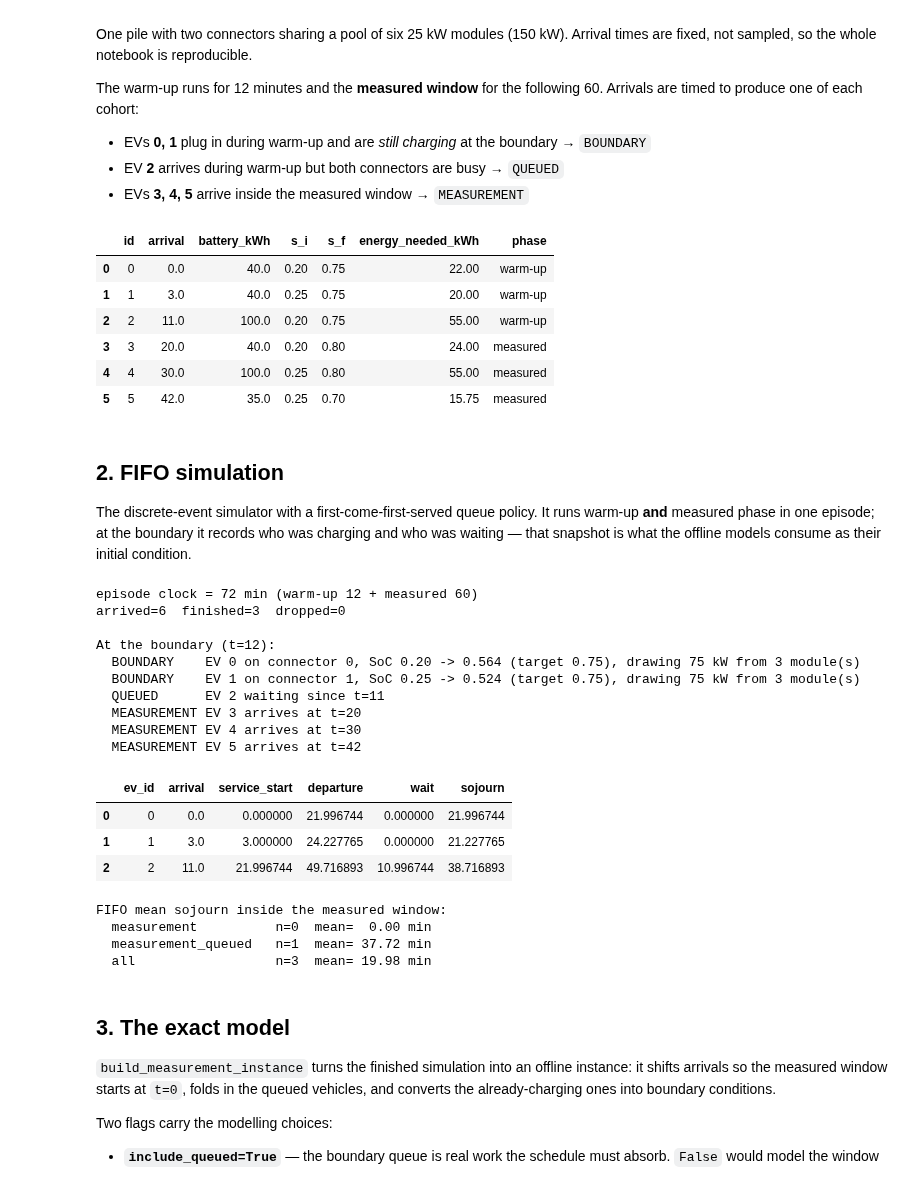
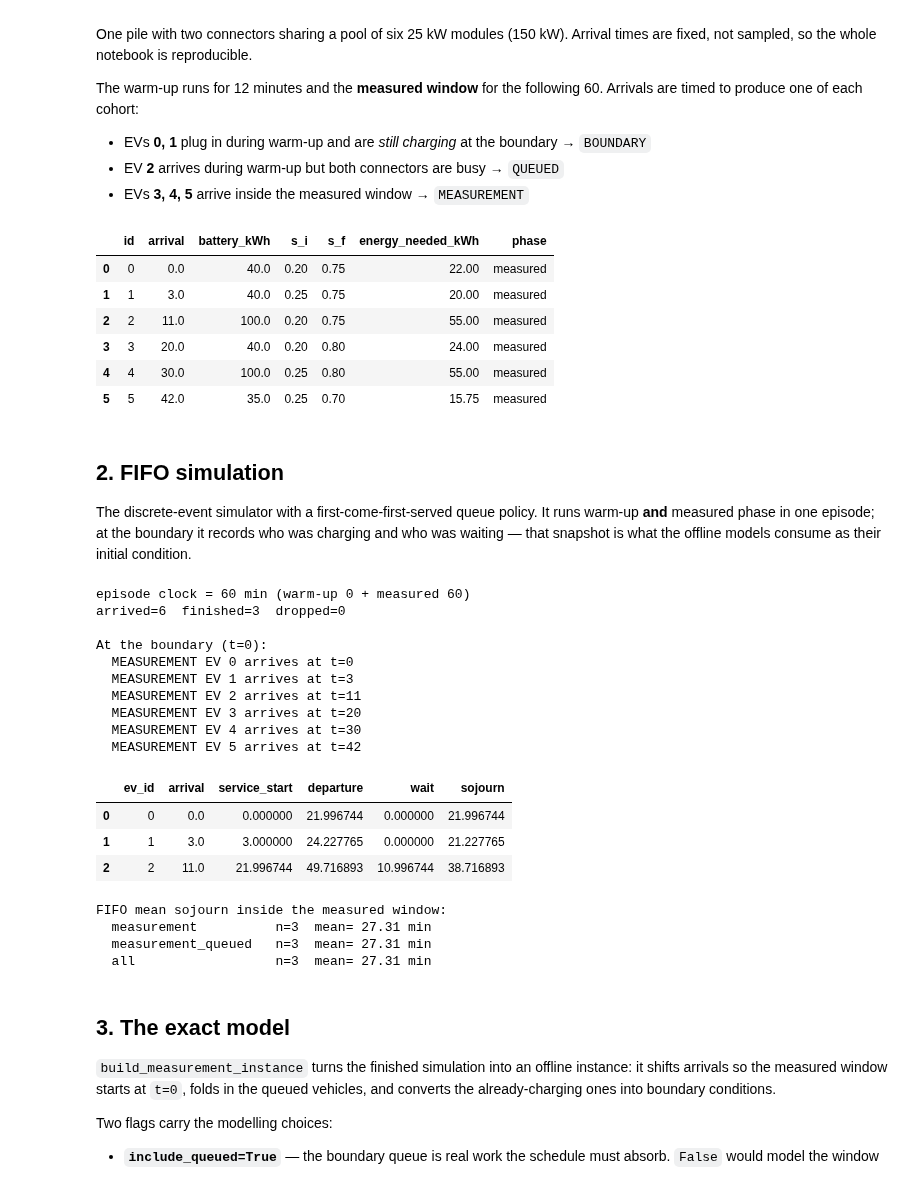
Before and after one commit to saneiimo/ChargingStationQueueing, a Jupyter notebook: cl_model.ipynb, the cells around one changed output. Drawn from its saved outputs; the diff is of its cells as text; code cells hidden in the pictures.

```diff
--- a/cl_model.ipynb
+++ b/cl_model.ipynb
@@ -45,37 +45,37 @@ from models.ev import EV
 from env.charging_env import ChargingStationEnv
 from policy.queue.fifo import FIFOQueuePolicy
 from offline_cl_opt import StationSpec
 
-WARMUP_MIN = 12.0    # warm-up: builds up a loaded station, then metrics start
+WARMUP_MIN = 0    # warm-up: builds up a loaded station, then metrics start
 MEASURE_MIN = 60.0   # the window the offline models optimise
 DELTA = 1.0          # slot length (minutes) -> K = 60 slots
 
 STATION = StationSpec(n_piles=1, n_connectors=2, n_modules=6, p_module=25.0)
 
 # (id, arrival_min, battery_kWh, s_i, s_f). Arrival is on the whole-run clock,
 # so anything below WARMUP_MIN happens during warm-up.
 EV_SPECS = [
     (0,  0.0, 40.0, 0.20, 0.75),   # -> BOUNDARY  (plugs in at once, still charging at t=12)
     (1,  3.0, 40.0, 0.25, 0.75),   # -> BOUNDARY  (takes the 2nd connector)
     (2, 11.0, 100.0, 0.20, 0.75),   # -> QUEUED    (both connectors busy on arrival)
     (3, 20.0, 40.0, 0.20, 0.80),   # -> MEASUREMENT
     (4, 30.0, 100.0, 0.25, 0.80),   # -> MEASUREMENT
     (5, 42.0, 35.0, 0.25, 0.70),   # -> MEASUREMENT
 ]
 
 # c_b is the simulator's internal kW*min unit, hence the HR2MIN factor.
 evs = [EV(id=i, c_b=kwh * HR2MIN, s_i=s_i, s_f=s_f, arrival_time=t)
        for (i, t, kwh, s_i, s_f) in EV_SPECS]
 
 pd.DataFrame(EV_SPECS, columns=["id", "arrival", "battery_kWh", "s_i", "s_f"]).assign(
     energy_needed_kWh=lambda d: d.battery_kWh * (d.s_f - d.s_i),
     phase=lambda d: np.where(d.arrival < WARMUP_MIN, "warm-up", "measured"),
 )
 # %% [output]
 |  | id | arrival | battery_kWh | s_i | s_f | energy_needed_kWh | phase |
-| 0 | 0 | 0.0 | 40.0 | 0.20 | 0.75 | 22.00 | warm-up |
-| 1 | 1 | 3.0 | 40.0 | 0.25 | 0.75 | 20.00 | warm-up |
-| 2 | 2 | 11.0 | 100.0 | 0.20 | 0.75 | 55.00 | warm-up |
+| 0 | 0 | 0.0 | 40.0 | 0.20 | 0.75 | 22.00 | measured |
+| 1 | 1 | 3.0 | 40.0 | 0.25 | 0.75 | 20.00 | measured |
+| 2 | 2 | 11.0 | 100.0 | 0.20 | 0.75 | 55.00 | measured |
 | 3 | 3 | 20.0 | 40.0 | 0.20 | 0.80 | 24.00 | measured |
 | 4 | 4 | 30.0 | 100.0 | 0.25 | 0.80 | 55.00 | measured |
 | 5 | 5 | 42.0 | 35.0 | 0.25 | 0.70 | 15.75 | measured |
@@ -139,13 +139,13 @@ print("FIFO mean sojourn inside the measured window:")
 for name, s in sim_by_cohort.items():
     print(f"  {name:20s} n={int(s['n'])}  mean={s['mean_sojourn']:6.2f} min")
 # %% [output]
-episode clock = 72 min (warm-up 12 + measured 60)
+episode clock = 60 min (warm-up 0 + measured 60)
 arrived=6  finished=3  dropped=0
 
-At the boundary (t=12):
-  BOUNDARY    EV 0 on connector 0, SoC 0.20 -> 0.564 (target 0.75), drawing 75 kW from 3 module(s)
-  BOUNDARY    EV 1 on connector 1, SoC 0.25 -> 0.524 (target 0.75), drawing 75 kW from 3 module(s)
-  QUEUED      EV 2 waiting since t=11
+At the boundary (t=0):
+  MEASUREMENT EV 0 arrives at t=0
+  MEASUREMENT EV 1 arrives at t=3
+  MEASUREMENT EV 2 arrives at t=11
   MEASUREMENT EV 3 arrives at t=20
   MEASUREMENT EV 4 arrives at t=30
   MEASUREMENT EV 5 arrives at t=42
@@ -154,9 +154,9 @@ At the boundary (t=12):
 | 1 | 1 | 3.0 | 3.000000 | 24.227765 | 0.000000 | 21.227765 |
 | 2 | 2 | 11.0 | 21.996744 | 49.716893 | 10.996744 | 38.716893 |
 FIFO mean sojourn inside the measured window:
-  measurement          n=0  mean=  0.00 min
-  measurement_queued   n=1  mean= 37.72 min
-  all                  n=3  mean= 19.98 min
+  measurement          n=3  mean= 27.31 min
+  measurement_queued   n=3  mean= 27.31 min
+  all                  n=3  mean= 27.31 min
 # %% [markdown]
 ## 3. The exact model
 
```
Also changed, not shown: parts of 10 cells of this notebook.
